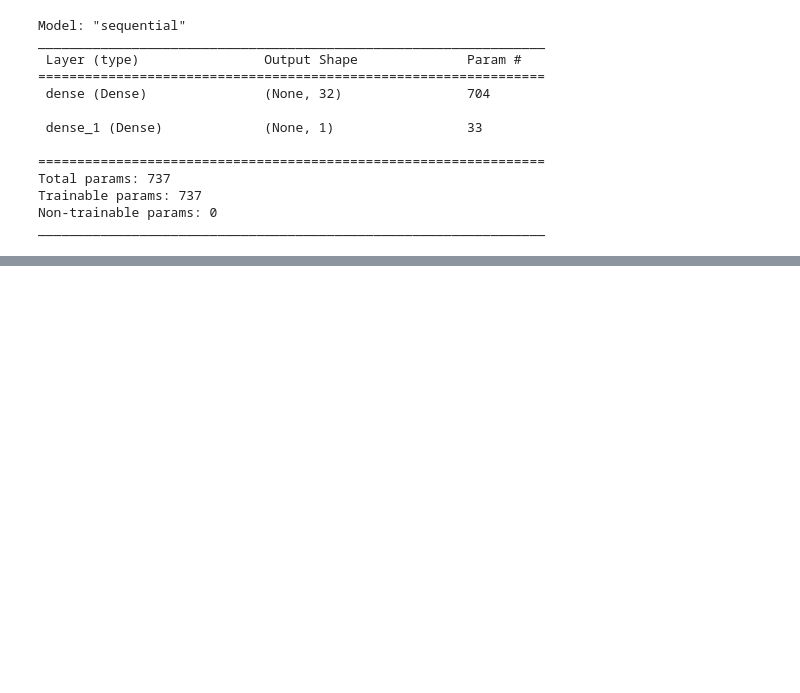
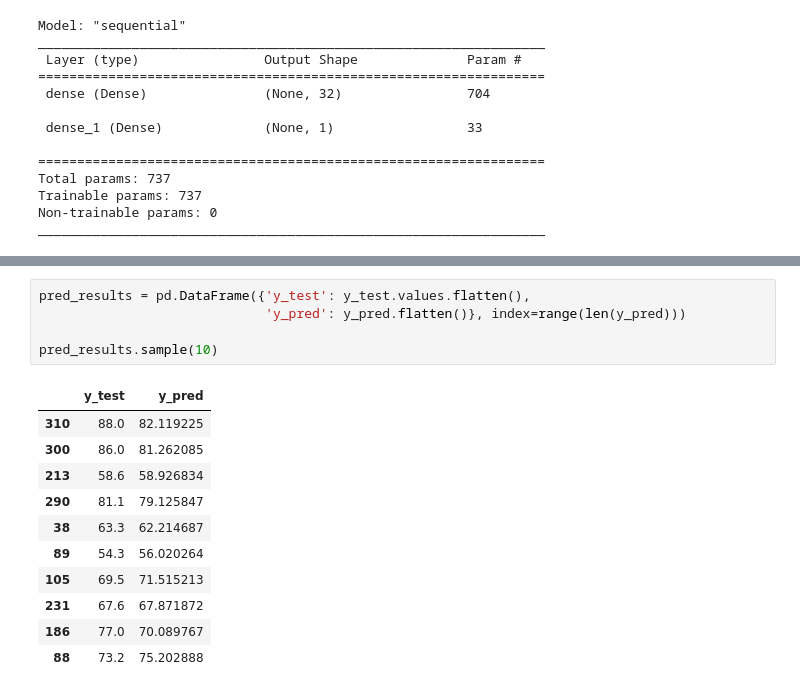
Before and after one commit to pradeep-charism/bigdata-analytics-ml, a Jupyter notebook: tensor-flow/tf-sequential-model.ipynb, the cells around one changed output, grey strips where cells are left out. Cells and saved outputs as stored; diff of their text form; blank space fills up the shorter version.

```diff
--- a/tensor-flow/tf-sequential-model.ipynb
+++ b/tensor-flow/tf-sequential-model.ipynb
@@ -267,0 +340,17 @@ _________________________________________________________________
+# %%
+pred_results = pd.DataFrame({'y_test': y_test.values.flatten(),
+                             'y_pred': y_pred.flatten()}, index=range(len(y_pred)))
+
+pred_results.sample(10)
+# %% [output]
+|  | y_test | y_pred |
+| 310 | 88.0 | 82.119225 |
+| 300 | 86.0 | 81.262085 |
+| 213 | 58.6 | 58.926834 |
+| 290 | 81.1 | 79.125847 |
+| 38 | 63.3 | 62.214687 |
+| 89 | 54.3 | 56.020264 |
+| 105 | 69.5 | 71.515213 |
+| 231 | 67.6 | 67.871872 |
+| 186 | 77.0 | 70.089767 |
+| 88 | 73.2 | 75.202888 |
```
Also changed, not shown: parts of 16 cells of this notebook, 1 other file.
